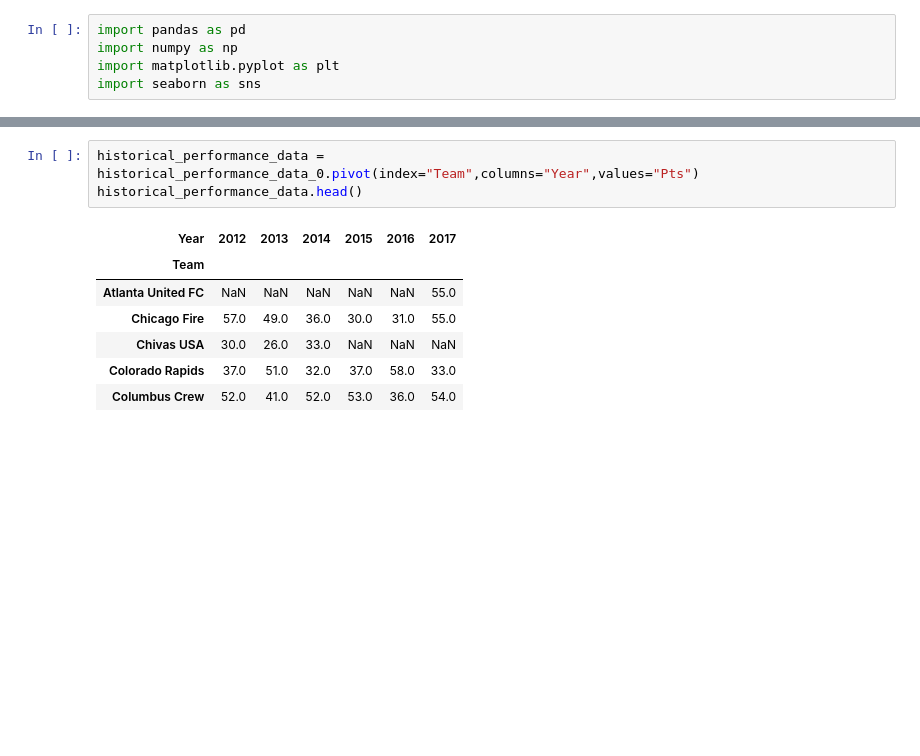
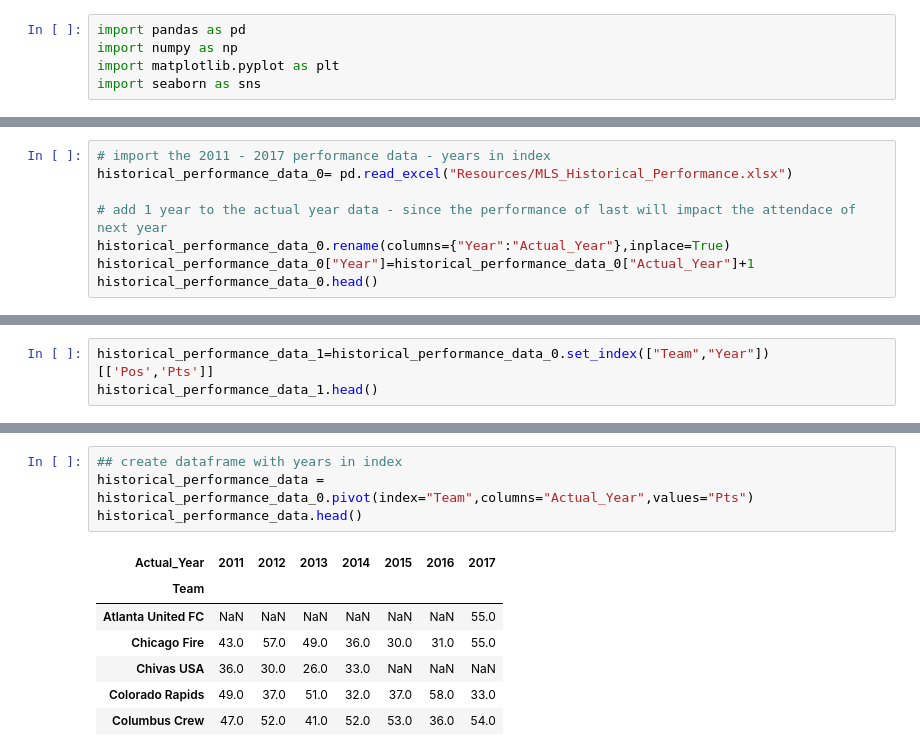
Before and after one commit to Jccommander/Project1-WJBA, a Jupyter notebook: Data Analysis.ipynb, the cells around one changed output, grey strips where cells are left out. Drawn from its saved outputs; the diff is of its cells as text; blank space fills up the shorter version.

```diff
--- a/Data Analysis.ipynb
+++ b/Data Analysis.ipynb
@@ -90,0 +68,8 @@ historical_performance_data_1.head()
+# %%
+# import the 2011 - 2017 performance data - years in index
+historical_performance_data_0= pd.read_excel("Resources/MLS_Historical_Performance.xlsx")
+
+# add 1 year to the actual year data - since the performance of last will impact the attendace of next year
+historical_performance_data_0.rename(columns={"Year":"Actual_Year"},inplace=True)
+historical_performance_data_0["Year"]=historical_performance_data_0["Actual_Year"]+1
+historical_performance_data_0.head()
@@ -90,0 +83,3 @@ historical_performance_data_1.head()
+# %%
+historical_performance_data_1=historical_performance_data_0.set_index(["Team","Year"])[['Pos','Pts']]
+historical_performance_data_1.head()
@@ -91,12 +94,13 @@ historical_performance_data_1.head()
 # %%
-historical_performance_data = historical_performance_data_0.pivot(index="Team",columns="Year",values="Pts")
+## create dataframe with years in index
+historical_performance_data = historical_performance_data_0.pivot(index="Team",columns="Actual_Year",values="Pts")
 historical_performance_data.head()
 # %% [output]
-| Year | 2012 | 2013 | 2014 | 2015 | 2016 | 2017 |
-| Team |  |  |  |  |  |  |
-| Atlanta United FC | NaN | NaN | NaN | NaN | NaN | 55.0 |
-| Chicago Fire | 57.0 | 49.0 | 36.0 | 30.0 | 31.0 | 55.0 |
-| Chivas USA | 30.0 | 26.0 | 33.0 | NaN | NaN | NaN |
-| Colorado Rapids | 37.0 | 51.0 | 32.0 | 37.0 | 58.0 | 33.0 |
-| Columbus Crew | 52.0 | 41.0 | 52.0 | 53.0 | 36.0 | 54.0 |
+| Actual_Year | 2011 | 2012 | 2013 | 2014 | 2015 | 2016 | 2017 |
+| Team |  |  |  |  |  |  |  |
+| Atlanta United FC | NaN | NaN | NaN | NaN | NaN | NaN | 55.0 |
+| Chicago Fire | 43.0 | 57.0 | 49.0 | 36.0 | 30.0 | 31.0 | 55.0 |
+| Chivas USA | 36.0 | 30.0 | 26.0 | 33.0 | NaN | NaN | NaN |
+| Colorado Rapids | 49.0 | 37.0 | 51.0 | 32.0 | 37.0 | 58.0 | 33.0 |
+| Columbus Crew | 47.0 | 52.0 | 41.0 | 52.0 | 53.0 | 36.0 | 54.0 |
 # %%
```
Also changed, not shown: parts of 28 cells of this notebook, 2 other files.
